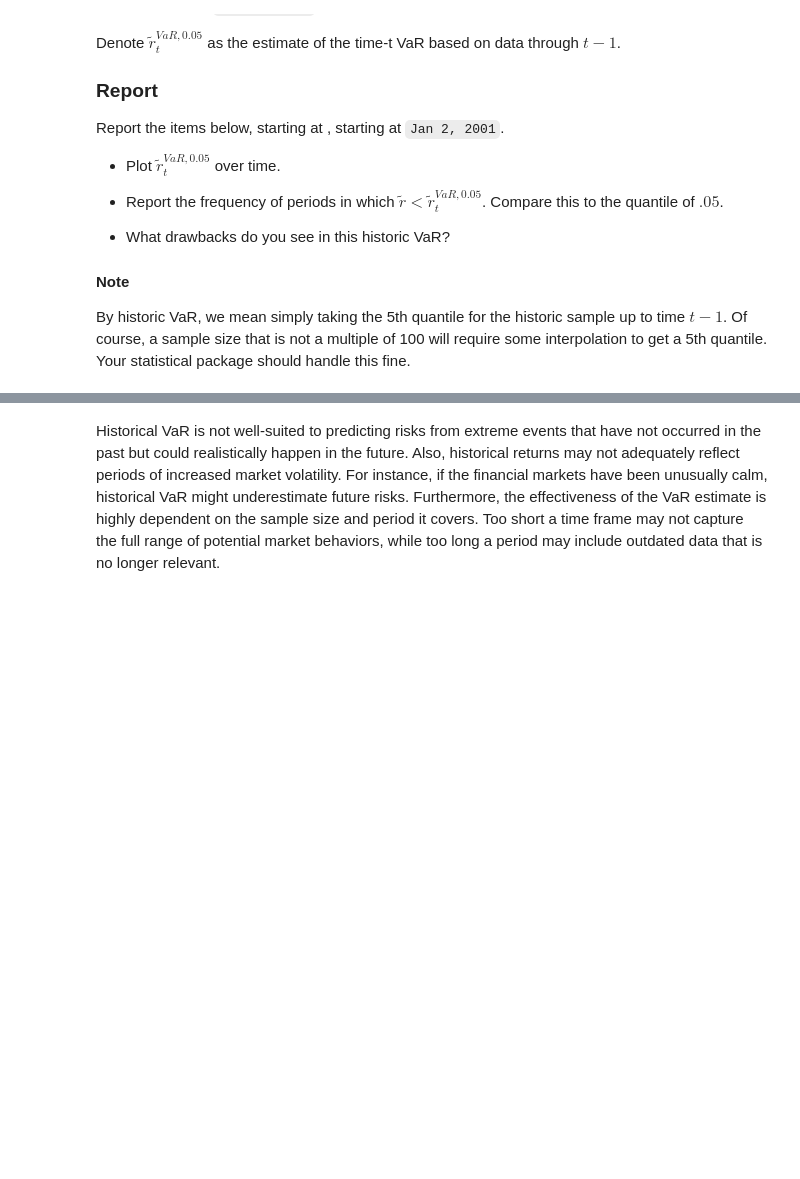
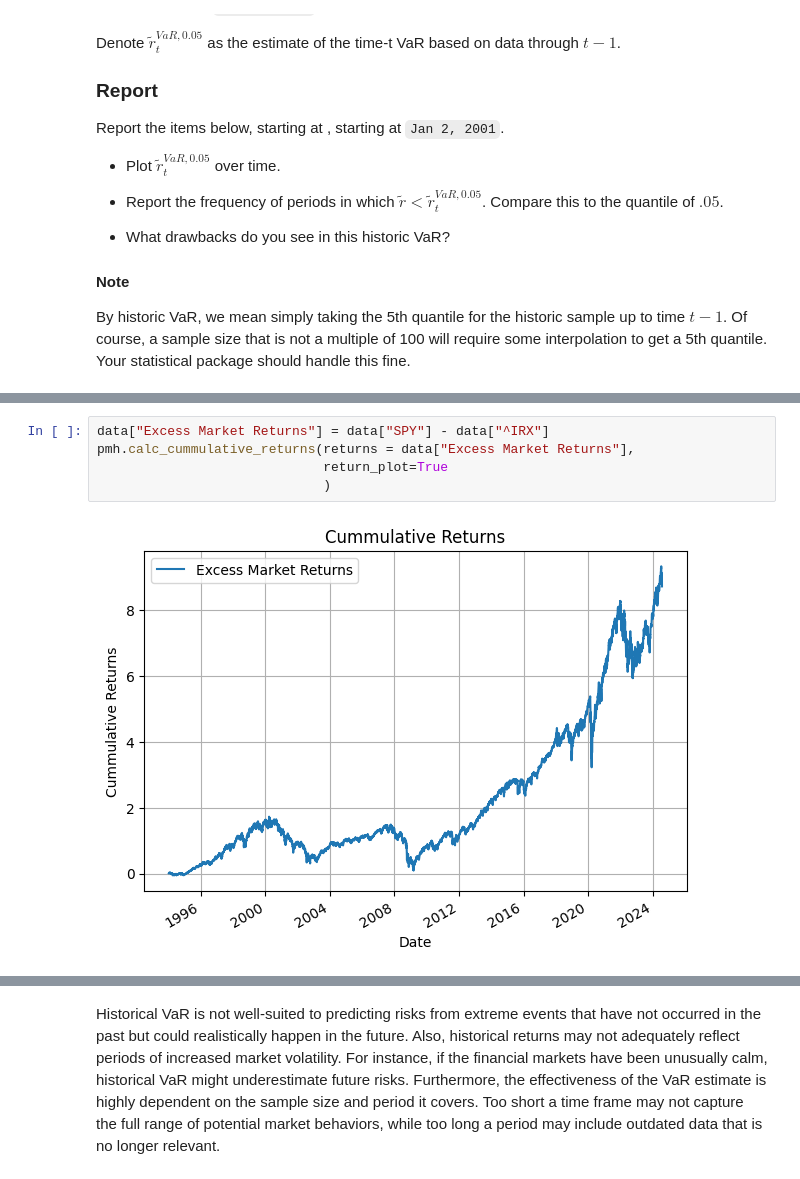
Before and after one commit to andyandikko/finm-portfolio-2024, a Jupyter notebook: practice/practice_hw3.ipynb, the cells around one changed output, grey strips where cells are left out. Cells and saved outputs as stored; diff of their text form; blank space fills up the shorter version.

```diff
--- a/practice/practice_hw3.ipynb
+++ b/practice/practice_hw3.ipynb
@@ -77,0 +116,7 @@ By historic VaR, we mean simply taking the 5th quantile for the historic sample
+# %%
+data["Excess Market Returns"] = data["SPY"] - data["^IRX"]
+pmh.calc_cummulative_returns(returns = data["Excess Market Returns"],
+                             return_plot=True
+                             )
+# %% [output]
+[figure, added]
```
Also changed, not shown: parts of 19 cells of this notebook, 5 other files.
